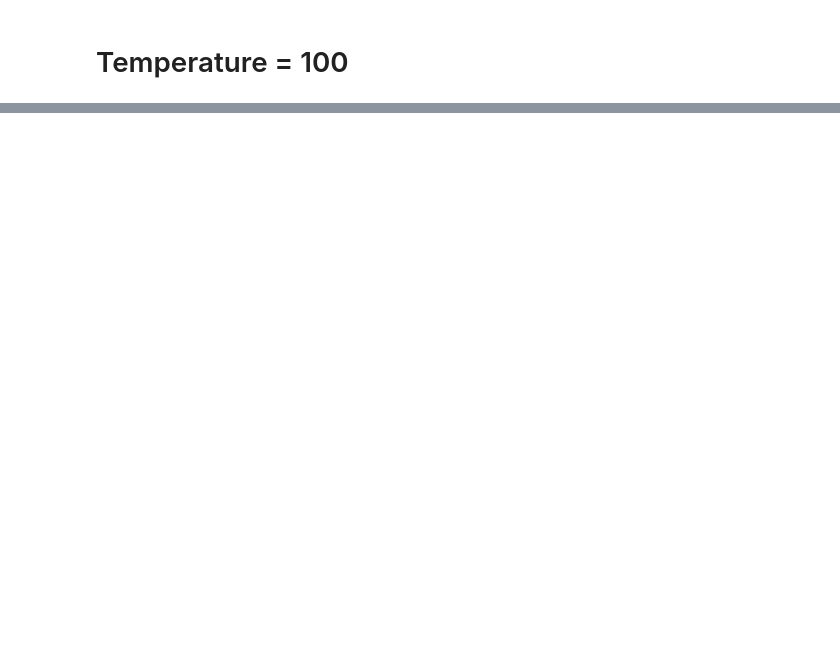
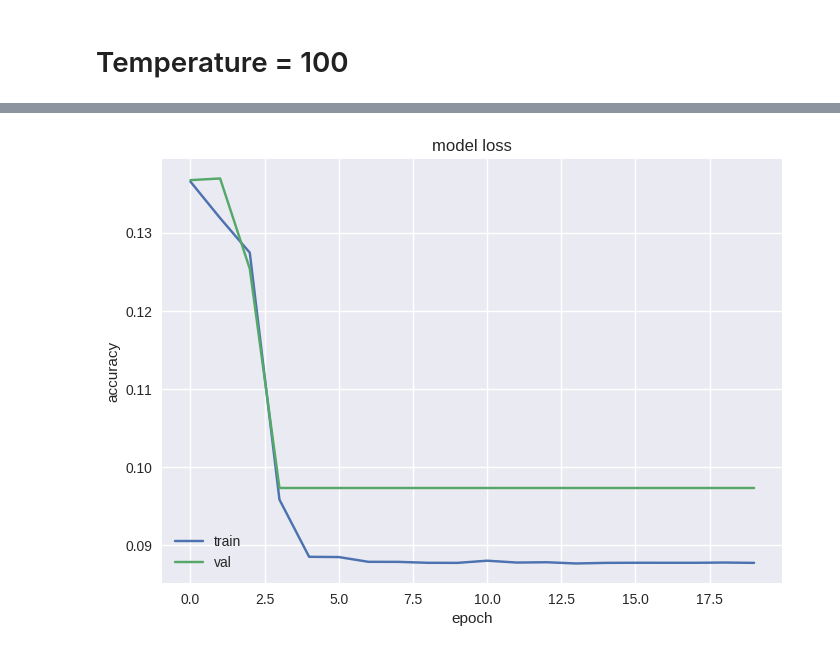
Before and after one commit to mshitie/KD-lesions, a Jupyter notebook: temperature/Temperature_100.ipynb, the cells around one changed output, grey strips where cells are left out. Saved outputs shown, nothing was run; the diff lists cells and outputs as text; code cells hidden in the pictures; blank space fills up the shorter version.

```diff
--- a/temperature/Temperature_100.ipynb
+++ b/temperature/Temperature_100.ipynb
@@ -578,0 +849,13 @@ weighted avg       0.84      0.77      0.76      3000
+# %%
+
+#https://machinelearningmastery.com/display-deep-learning-model-training-history-in-keras/
+# summarize history for accuracy
+plt.plot(student_his.history['loss'])
+plt.plot(student_his.history['val_loss'])
+plt.title('model loss')
+plt.ylabel('accuracy')
+plt.xlabel('epoch')
+plt.legend(['train', 'val'], loc='lower left')
+plt.show()
+# %% [output]
+[figure, added]
```
Also changed, not shown: parts of 35 cells of this notebook.
